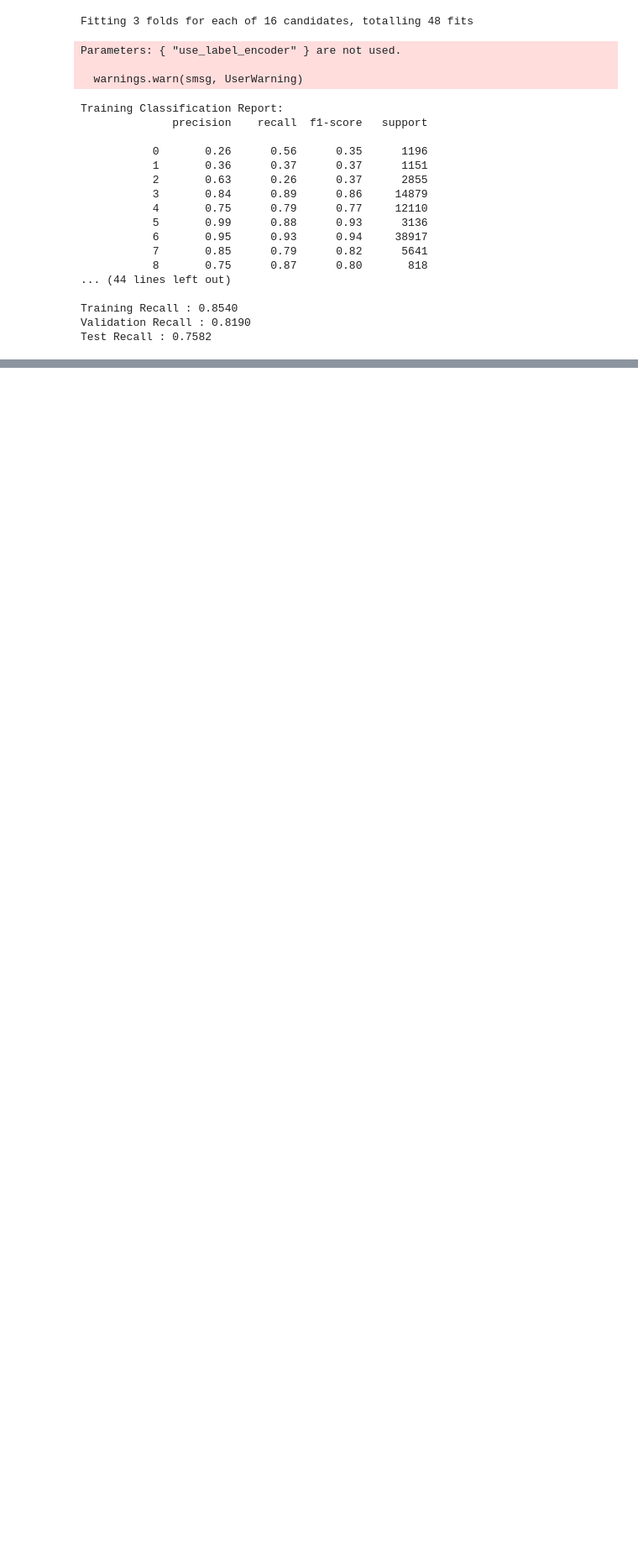
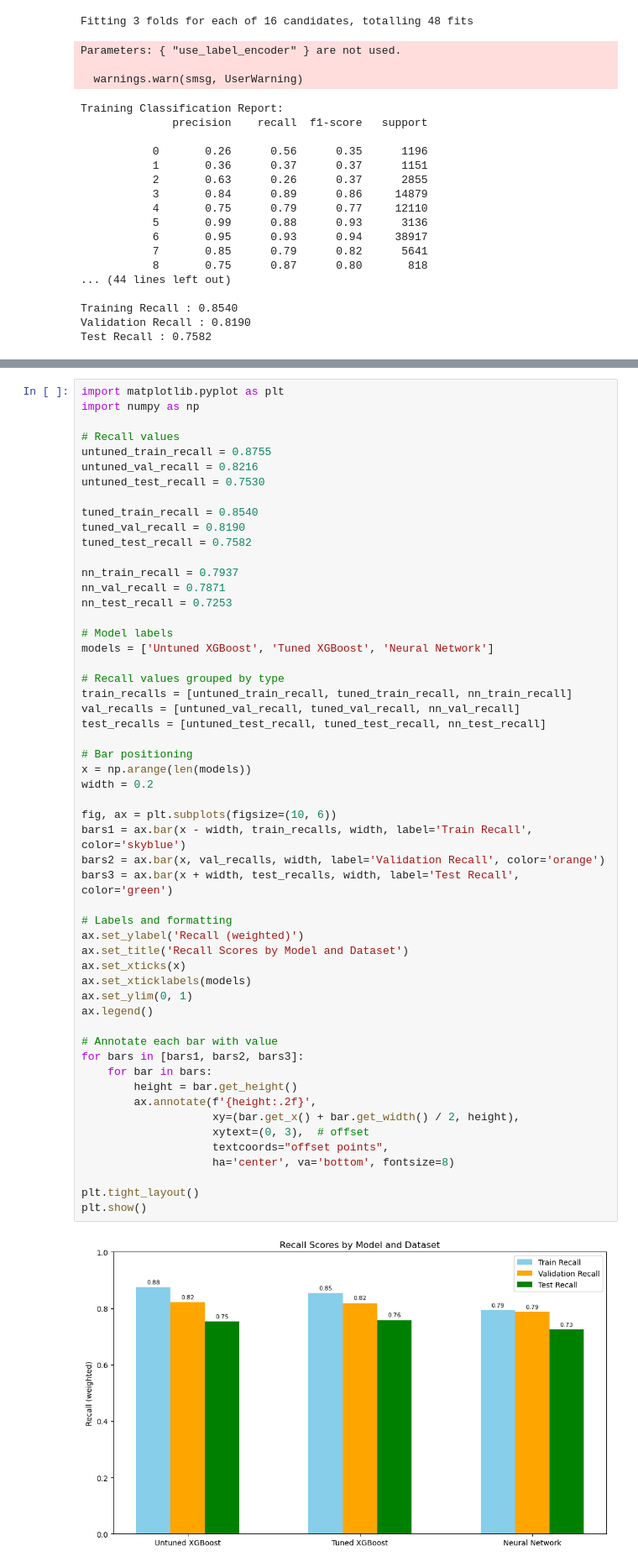
Before and after one commit to Julie-Nyawira/AI-Powered-CyberThreat-Detection, a Jupyter notebook: index.ipynb, the cells around one changed output, grey strips where cells are left out. Shown: that part at 84% size. Cells and saved outputs as stored; diff of their text form; blank space fills up the shorter version.

```diff
--- a/index.ipynb
+++ b/index.ipynb
@@ -1138,0 +1062,56 @@ plt.show()
+# %%
+import matplotlib.pyplot as plt
+import numpy as np
+
+# Recall values
+untuned_train_recall = 0.8755
+untuned_val_recall = 0.8216
+untuned_test_recall = 0.7530
+
+tuned_train_recall = 0.8540
+tuned_val_recall = 0.8190
+tuned_test_recall = 0.7582
+
+nn_train_recall = 0.7937
+nn_val_recall = 0.7871
+nn_test_recall = 0.7253
+
+# Model labels
+models = ['Untuned XGBoost', 'Tuned XGBoost', 'Neural Network']
+
+# Recall values grouped by type
+train_recalls = [untuned_train_recall, tuned_train_recall, nn_train_recall]
+val_recalls = [untuned_val_recall, tuned_val_recall, nn_val_recall]
+test_recalls = [untuned_test_recall, tuned_test_recall, nn_test_recall]
+
+# Bar positioning
+x = np.arange(len(models))
+width = 0.2
+
+fig, ax = plt.subplots(figsize=(10, 6))
+bars1 = ax.bar(x - width, train_recalls, width, label='Train Recall', color='skyblue')
+bars2 = ax.bar(x, val_recalls, width, label='Validation Recall', color='orange')
+bars3 = ax.bar(x + width, test_recalls, width, label='Test Recall', color='green')
+
+# Labels and formatting
+ax.set_ylabel('Recall (weighted)')
+ax.set_title('Recall Scores by Model and Dataset')
+ax.set_xticks(x)
+ax.set_xticklabels(models)
+ax.set_ylim(0, 1)
+ax.legend()
+
+# Annotate each bar with value
+for bars in [bars1, bars2, bars3]:
+    for bar in bars:
+        height = bar.get_height()
+        ax.annotate(f'{height:.2f}',
+                    xy=(bar.get_x() + bar.get_width() / 2, height),
+                    xytext=(0, 3),  # offset
+                    textcoords="offset points",
+                    ha='center', va='bottom', fontsize=8)
+
+plt.tight_layout()
+plt.show()
+# %% [output]
+[figure, added]
```
Also changed, not shown: parts of 8 cells of this notebook.
